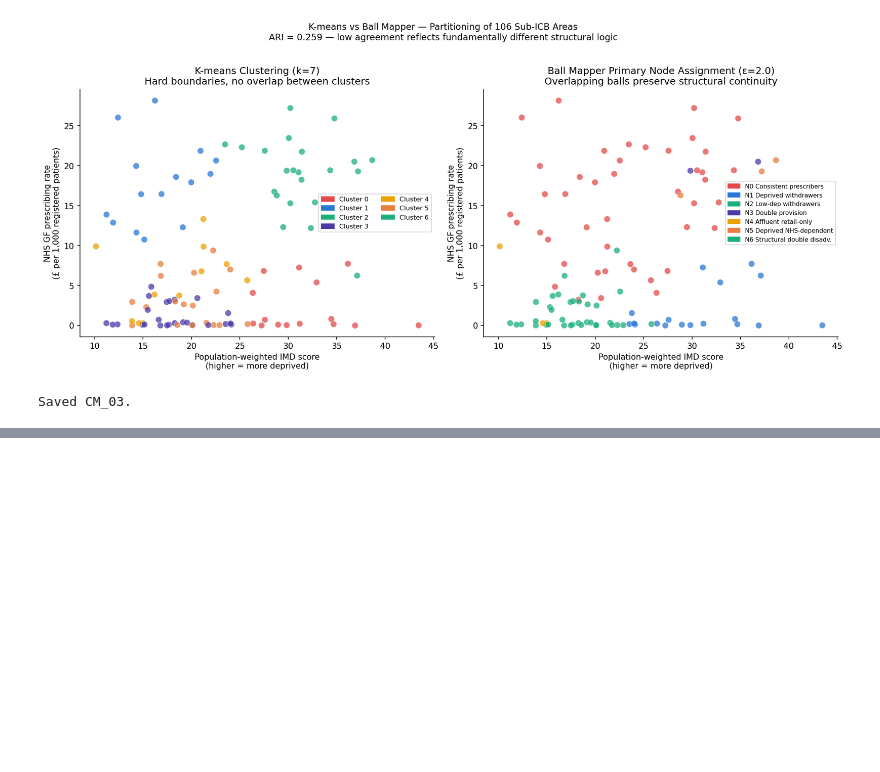
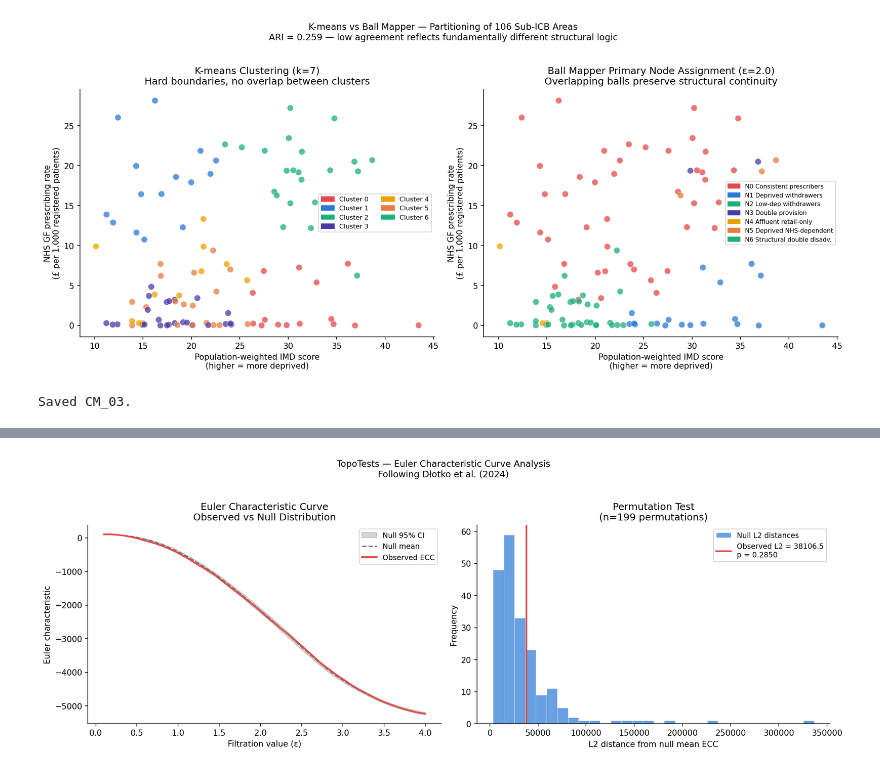
Before and after one commit to namraasghar/gluten-free-spatial-inequality, a Jupyter notebook: notebooks/04_comparison_methods.ipynb, the cells around one changed output, grey strips where cells are left out. Cells and saved outputs as stored; diff of their text form; code cells hidden in the pictures; blank space fills up the shorter version.

Commit message:
Comparison methods complete: 04_comparison_methods.ipynb, OLS R2=0.065, Morans I weak clustering, k-means ARI=0.259 vs BM, TopoTests p=0.285. Figures CM_01 to CM_04 saved. NSPL excluded from tracking.

```diff
--- a/notebooks/04_comparison_methods.ipynb
+++ b/notebooks/04_comparison_methods.ipynb
@@ -442,3 +442,91 @@ print("Saved CM_03.")
 # %% [output]
 [figure]
 Saved CM_03.
+# %%
+# ── TOPOTESTS — FASTER IMPLEMENTATION ─────────────────────────────────────
+
+from sklearn.metrics.pairwise import euclidean_distances
+
+def ecc_fast(X, filtration_vals):
+    """
+    Fast ECC using only 0-simplices (vertices) and 1-simplices (edges).
+    At each threshold t: EC = n_vertices - n_edges_within_t
+    This is the 1-skeleton approximation, sufficient for the test statistic.
+    """
+    dist = euclidean_distances(X)
+    n = len(X)
+    ecc = []
+    for t in filtration_vals:
+        n_edges = np.sum(dist <= t) - n  # subtract diagonal
+        n_edges = n_edges // 2           # undirected
+        ecc.append(n - n_edges)
+    return np.array(ecc)
+
+filtration_vals = np.linspace(0.1, 4.0, 50)
+
+print("Computing fast ECC for observed point cloud...")
+ecc_observed = ecc_fast(X_scaled, filtration_vals)
+print("Done.")
+
+print("Computing null distribution (199 permutations)...")
+n_perm = 199
+ecc_null = []
+
+for i in range(n_perm):
+    if i % 50 == 0:
+        print(f"  {i}/{n_perm}...")
+    X_perm = X_scaled.copy()
+    X_perm[:, 0] = np.random.permutation(X_perm[:, 0])
+    ecc_null.append(ecc_fast(X_perm, filtration_vals))
+
+ecc_null = np.array(ecc_null)
+print("Done.")
+
+ecc_null_mean = ecc_null.mean(axis=0)
+ecc_null_std  = ecc_null.std(axis=0)
+ecc_null_upper = np.percentile(ecc_null, 97.5, axis=0)
+ecc_null_lower = np.percentile(ecc_null, 2.5, axis=0)
+
+# L2 test statistic
+L2_obs  = np.sum((ecc_observed - ecc_null_mean)**2)
+L2_null = np.sum((ecc_null - ecc_null_mean)**2, axis=1)
+p_value = (np.sum(L2_null >= L2_obs) + 1) / (n_perm + 1)
+
+print(f"\nTopoTests Results (1-skeleton ECC):")
+print(f"  L2 distance observed vs null: {L2_obs:.4f}")
+print(f"  Permutation p-value (n={n_perm}): {p_value:.4f}")
+print(f"  Significant at 0.05: {p_value < 0.05}")
+print(f"  Significant at 0.01: {p_value < 0.01}")
+
+# Plot ECC
+fig, axes = plt.subplots(1, 2, figsize=(14, 5))
+
+axes[0].fill_between(filtration_vals, ecc_null_lower, ecc_null_upper,
+                     alpha=0.3, color=GREY, label='Null 95% CI')
+axes[0].plot(filtration_vals, ecc_null_mean, color=GREY,
+             linewidth=1.5, linestyle='--', label='Null mean')
+axes[0].plot(filtration_vals, ecc_observed, color=RED,
+             linewidth=2, label='Observed ECC')
+axes[0].set_xlabel('Filtration value (ε)')
+axes[0].set_ylabel('Euler characteristic')
+axes[0].set_title('Euler Characteristic Curve\nObserved vs Null Distribution')
+axes[0].legend(fontsize=9)
+
+axes[1].hist(L2_null, bins=30, color=BLUE, alpha=0.7,
+             edgecolor='white', linewidth=0.4,
+             label='Null L2 distances')
+axes[1].axvline(L2_obs, color=RED, linewidth=2,
+                label=f'Observed L2 = {L2_obs:.1f}\np = {p_value:.4f}')
+axes[1].set_xlabel('L2 distance from null mean ECC')
+axes[1].set_ylabel('Frequency')
+axes[1].set_title(f'Permutation Test\n(n={n_perm} permutations)')
+axes[1].legend(fontsize=9)
+
+plt.suptitle('TopoTests — Euler Characteristic Curve Analysis\n'
+             'Following Dłotko et al. (2024)',
+             fontsize=11, y=1.02)
+plt.tight_layout()
+plt.savefig(f'{FIG_PATH}/CM_04_topotests.png', bbox_inches='tight', dpi=150)
+plt.show()
+print("Saved CM_04.")
+# %% [output]
@@ -444,0 +547 @@ Saved CM_03.
+[figure, added]
```
Also changed, not shown: parts of 3 cells of this notebook, 3 other files.
